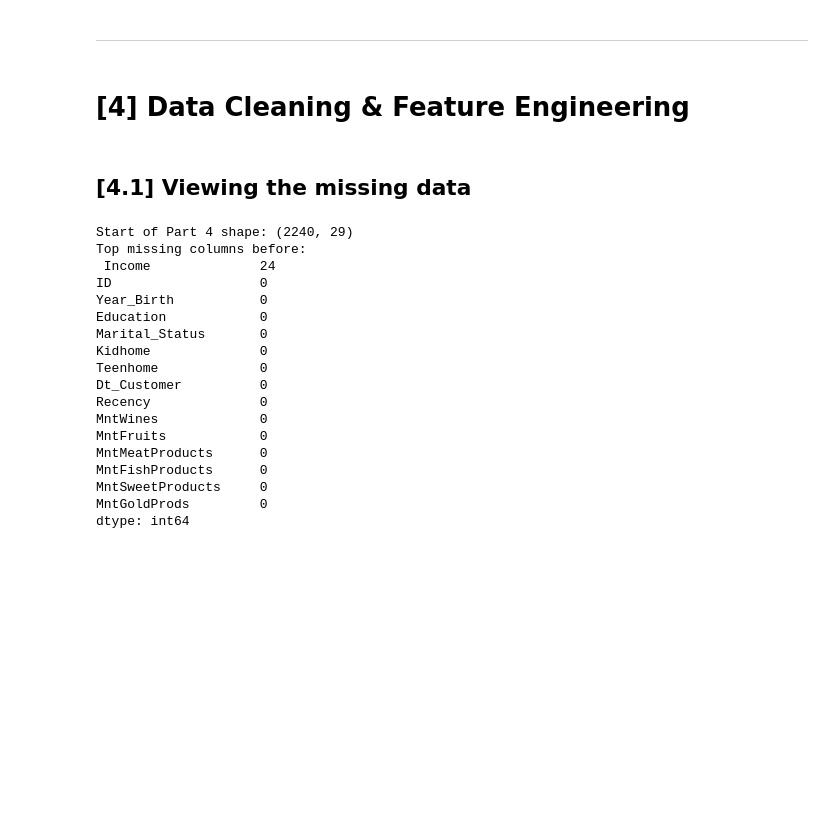
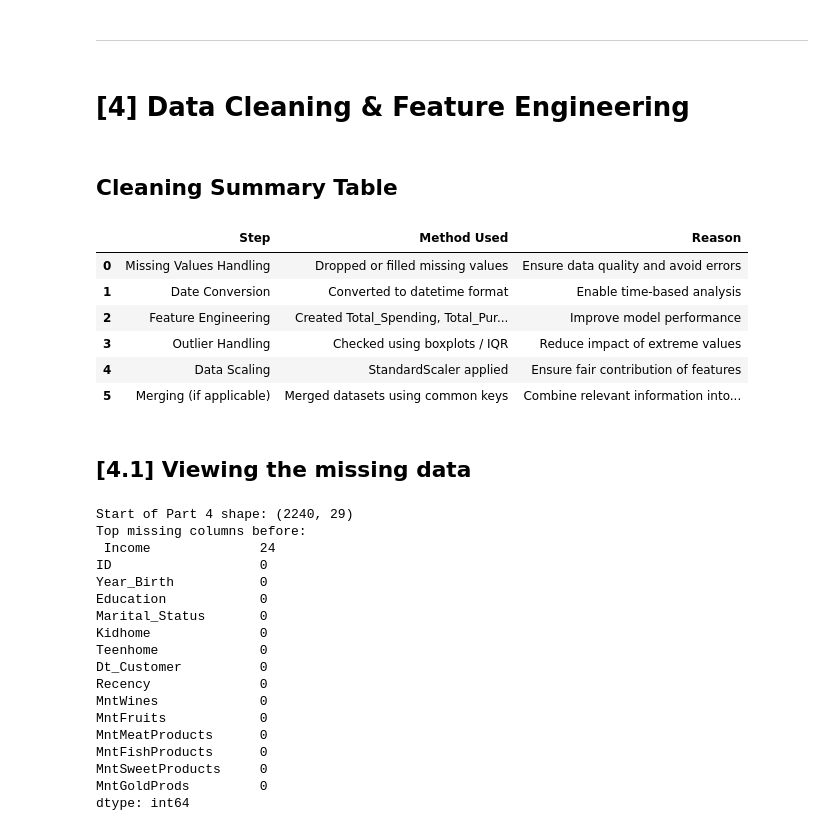
Before and after one commit to Luke-Dev-Tech/Business_intelligence_and_data-mining, a Jupyter notebook: BI_Project.ipynb, the cells around one changed output. Cells and saved outputs as stored; diff of their text form; code cells hidden in the pictures; blank space fills up the shorter version.

Commit message:
Abdullah - Added Table in Section 4

```diff
--- a/BI_Project.ipynb
+++ b/BI_Project.ipynb
@@ -121,6 +121,47 @@ None
 ---
 # %% [markdown]
 # **[4] Data Cleaning & Feature Engineering**
+# %% [markdown]
+## Cleaning Summary Table
+# %%
+import pandas as pd
+
+cleaning_steps = pd.DataFrame({
+    "Step": [
+        "Missing Values Handling",
+        "Date Conversion",
+        "Feature Engineering",
+        "Outlier Handling",
+        "Data Scaling",
+        "Merging (if applicable)"
+    ],
+    "Method Used": [
+        "Dropped or filled missing values",
+        "Converted to datetime format",
+        "Created Total_Spending, Total_Purchases, Age",
+        "Checked using boxplots / IQR",
+        "StandardScaler applied",
+        "Merged datasets using common keys"
+    ],
+    "Reason": [
+        "Ensure data quality and avoid errors",
+        "Enable time-based analysis",
+        "Improve model performance",
+        "Reduce impact of extreme values",
+        "Ensure fair contribution of features",
+        "Combine relevant information into one dataset"
+    ]
+})
+
+cleaning_steps
+# %% [output]
+|  | Step | Method Used | Reason |
+| 0 | Missing Values Handling | Dropped or filled missing values | Ensure data quality and avoid errors |
+| 1 | Date Conversion | Converted to datetime format | Enable time-based analysis |
+| 2 | Feature Engineering | Created Total_Spending, Total_Pur... | Improve model performance |
+| 3 | Outlier Handling | Checked using boxplots / IQR | Reduce impact of extreme values |
+| 4 | Data Scaling | StandardScaler applied | Ensure fair contribution of features |
+| 5 | Merging (if applicable) | Merged datasets using common keys | Combine relevant information into... |
 # %% [markdown]
 ## [4.1] Viewing the missing data
 # %%
```
